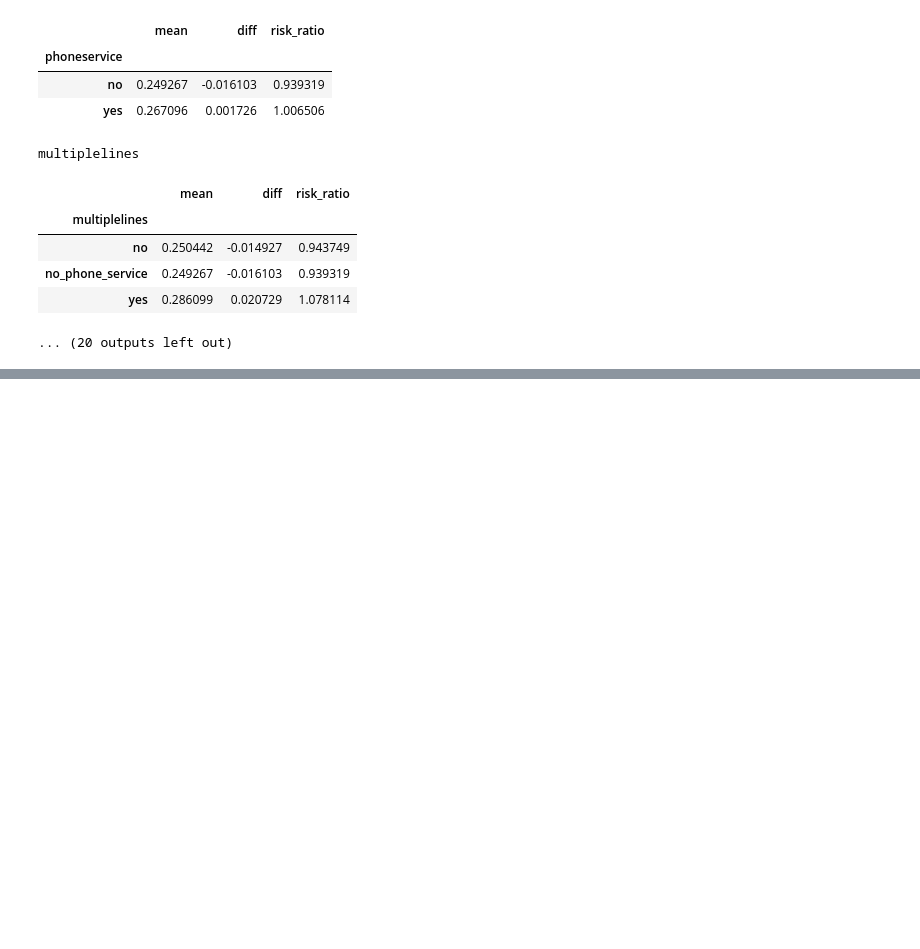
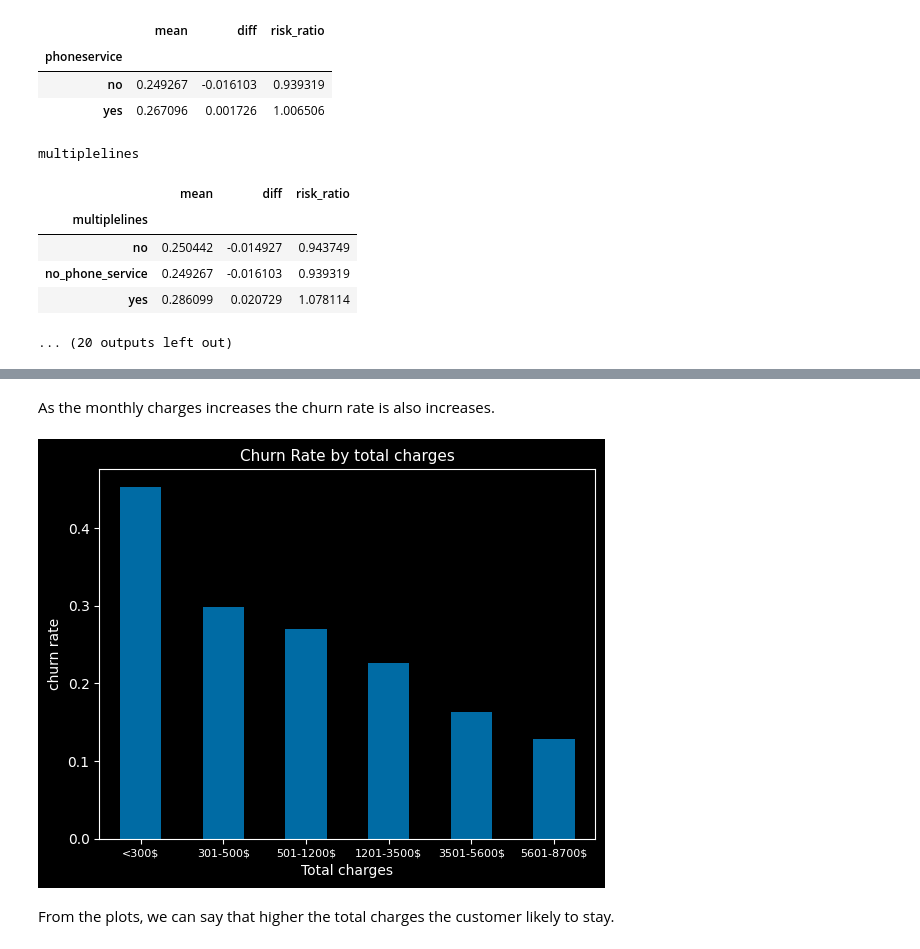
Before and after one commit to madhuri-15/mlbookcamp-homeworks, a Jupyter notebook: Week3-Classification/Project/ChurnPrediction.ipynb, the cells around one changed output, grey strips where cells are left out. Cells and saved outputs as stored; diff of their text form; code cells hidden in the pictures; blank space fills up the shorter version.

```diff
--- a/Week3-Classification/Project/ChurnPrediction.ipynb
+++ b/Week3-Classification/Project/ChurnPrediction.ipynb
@@ -297,0 +409,27 @@ multiplelines
+# %% [markdown]
+As the monthly charges increases the churn rate is also increases.
+# %%
+# Total Charges is the total amount charged to the customer.
+
+totalCharge  = pd.cut( x=data['totalcharges'],
+                    bins=[0, 300, 500, 1200, 3500, 5600, 8700],
+                    labels=['<300$', '301-500$', '501-1200$', '1201-3500$', '3501-5600$', '5601-8700$'])
+
+# Data preparation
+totalCharge_df = pd.DataFrame({
+    'totalCharge':totalCharge,
+    'churn':data['churn']
+})
+
+# plot
+totalCharge_df.groupby(by=['totalCharge'])['churn'].agg(func='mean').plot(kind='bar')
+plt.title("Churn Rate by total charges", size=11)
+plt.xlabel("Total charges", size=10)
+plt.ylabel("churn rate", size=10)
+
+plt.xticks(rotation=0, size=8)
+plt.show()
+# %% [output]
+[figure, added]
+# %% [markdown]
+From the plots, we can say that higher the total charges the customer likely to stay.
```
Also changed, not shown: parts of 12 cells of this notebook.
